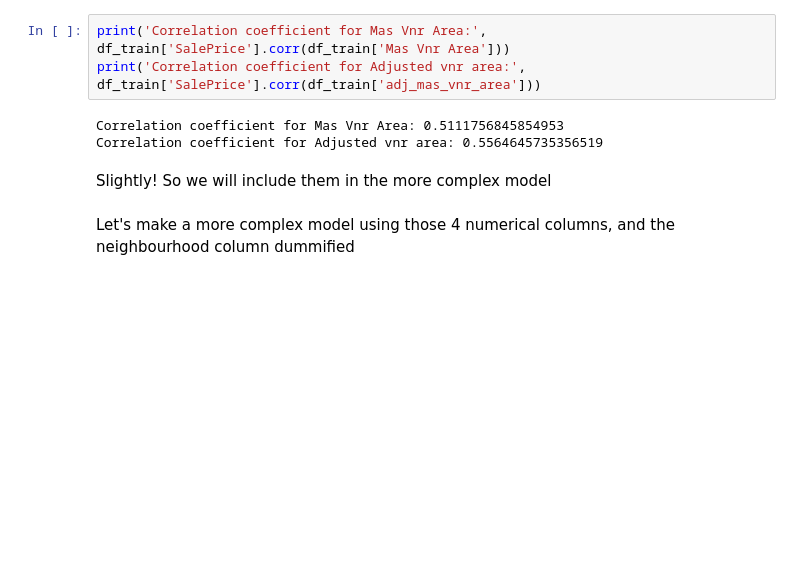
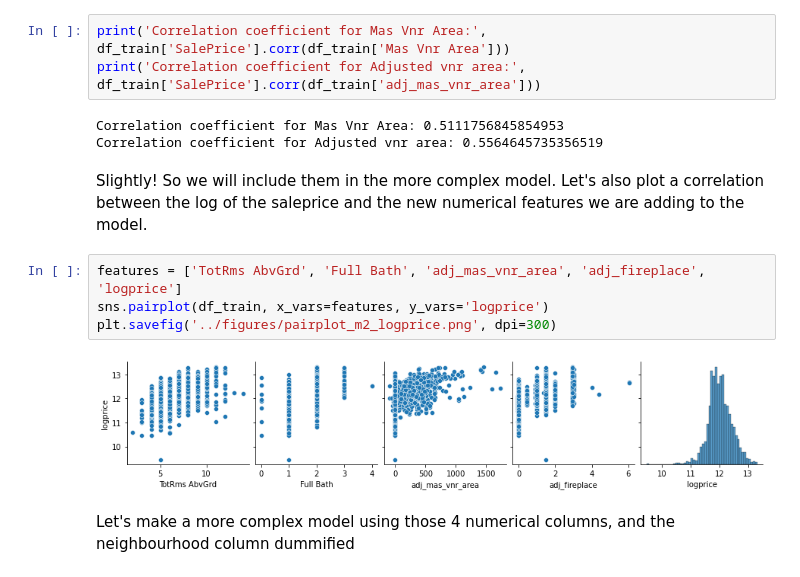
Before and after one commit to martijndevries/AmesHousingPrices, a Jupyter notebook: code/feature_engineering.ipynb, the cells around one changed output. Drawn from its saved outputs; the diff is of its cells as text; blank space fills up the shorter version.

```diff
--- a/code/feature_engineering.ipynb
+++ b/code/feature_engineering.ipynb
@@ -698,7 +702,13 @@ print('Correlation coefficient for Adjusted vnr area:', df_train['SalePrice'].co
 Correlation coefficient for Mas Vnr Area: 0.5111756845854953
 Correlation coefficient for Adjusted vnr area: 0.5564645735356519
 # %% [markdown]
-Slightly! So we will include them in the more complex model
+Slightly! So we will include them in the more complex model. Let's also plot a correlation between the log of the saleprice and the new numerical features we are adding to the model.
+# %%
+features = ['TotRms AbvGrd', 'Full Bath', 'adj_mas_vnr_area', 'adj_fireplace', 'logprice']
+sns.pairplot(df_train, x_vars=features, y_vars='logprice')
+plt.savefig('../figures/pairplot_m2_logprice.png', dpi=300)
+# %% [output]
+[figure, added]
 # %% [markdown]
 Let's make a more complex model using those 4 numerical columns, and the neighbourhood column dummified
 # %%
```
Also changed, not shown: parts of 11 cells of this notebook, 13 other files.
